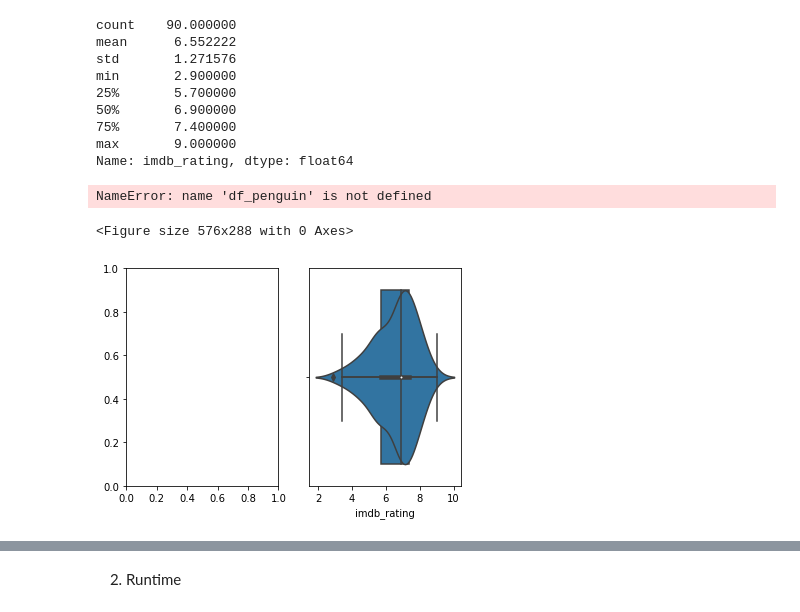
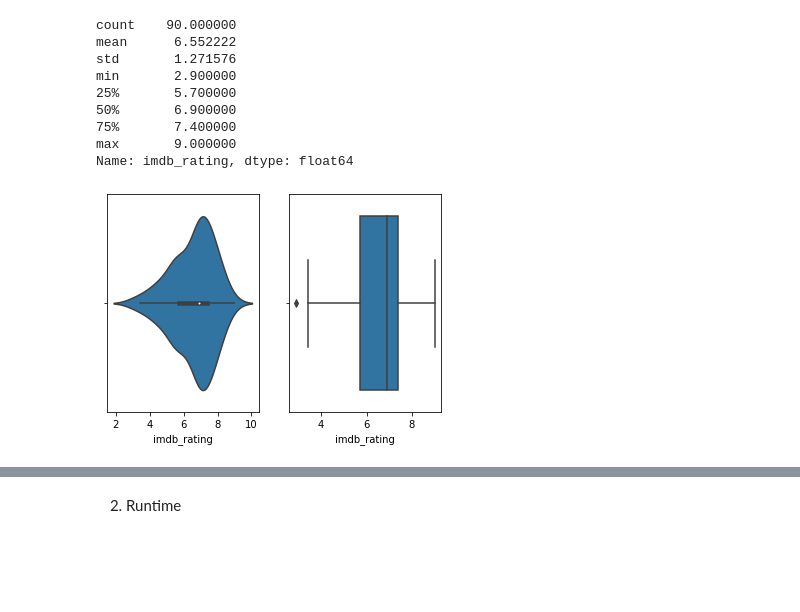
Before and after one commit to Adalab/DA-promo-a-modulo-3-pair-1-Almudena-Lara, a Jupyter notebook: REGRESIÓN/1_Regresión1.ipynb, the cells around one changed output, grey strips where cells are left out. Drawn from its saved outputs; the diff is of its cells as text; code cells hidden in the pictures; blank space fills up the shorter version.

```diff
--- a/REGRESIÓN/1_Regresión1.ipynb
+++ b/REGRESIÓN/1_Regresión1.ipynb
@@ -122,21 +122,15 @@ min       2.900000
 75%       7.400000
 max       9.000000
 Name: imdb_rating, dtype: float64
-# %%
-plt.figure(figsize =(8,4))
-fig = sns.pairplot(data = df_penguin, hue='species')
-# %% [output]
-NameError: name 'df_penguin' is not defined
-<Figure size 576x288 with 0 Axes>
 # %%
 fig, ax = plt.subplots(1, 2)
 
-ax[0] = sns.violinplot(data = df, x = "imdb_rating")
-ax[1] = sns.boxplot(data = df, x = "imdb_rating")
+sns.violinplot(data = df, x = "imdb_rating", ax=ax[0])
+sns.boxplot(data = df, x = "imdb_rating", ax=ax[1])
 
 plt.show()
 # %% [output]
-[figure, old version]
+[figure, new version]
 # %%
 #Curioseamos qué películas tienen el máximo / mínimo rating:
 df[df["imdb_rating"] == df["imdb_rating"].max()]
```
Also changed, not shown: parts of 2 cells of this notebook, 1 other file.
